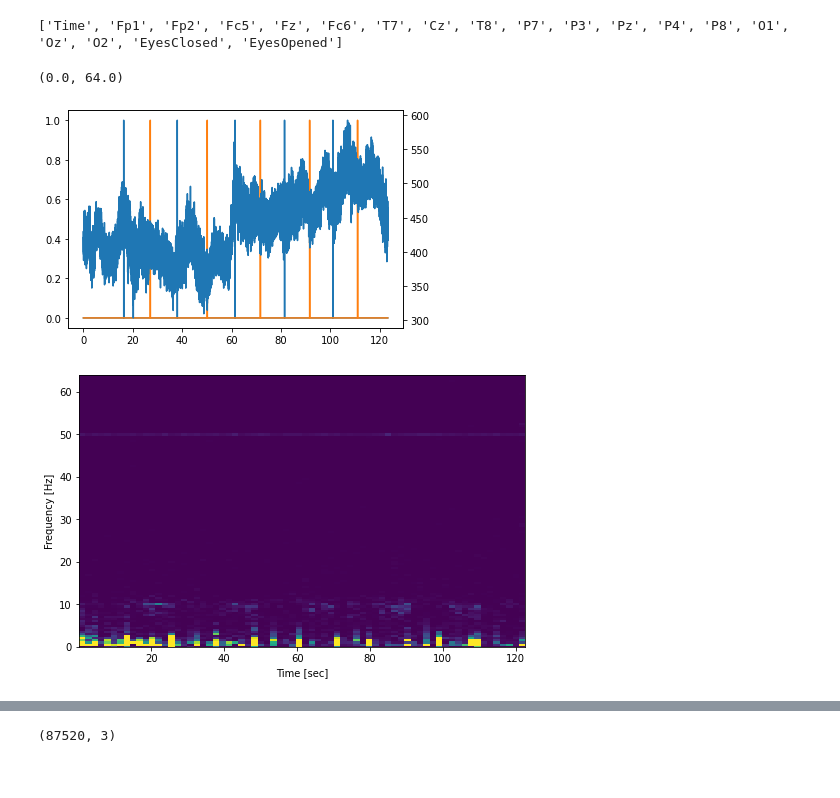
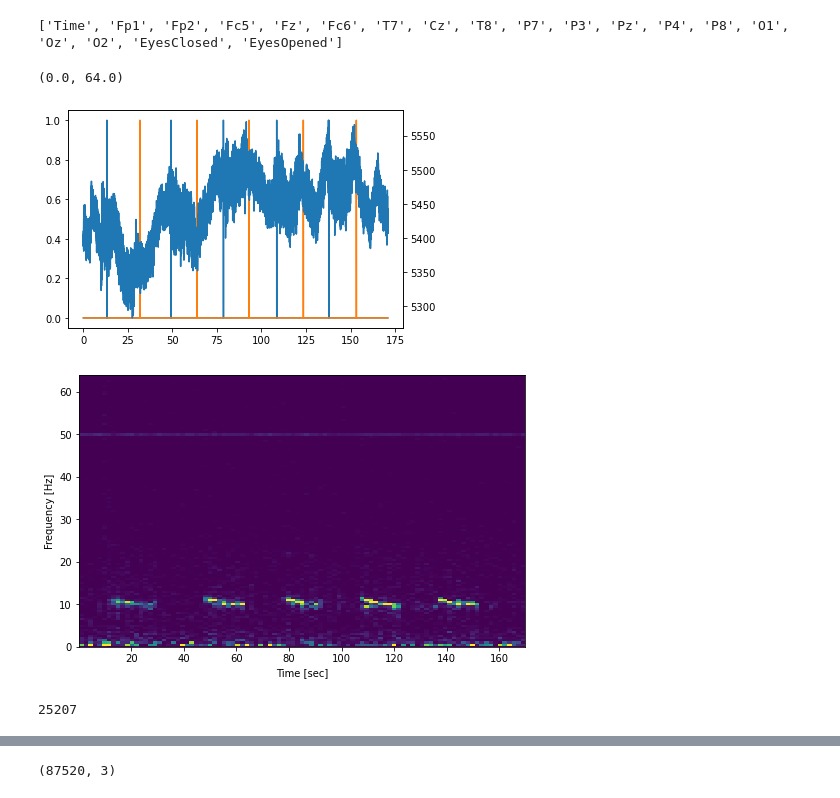
Before and after one commit to ckemere/elec380, a Jupyter notebook: source/assignments/hw2/Import Alpha Data.ipynb, the cells around one changed output, grey strips where cells are left out. Cells and saved outputs as stored; diff of their text form; code cells hidden in the pictures.

```diff
--- a/source/assignments/hw2/Import Alpha Data.ipynb
+++ b/source/assignments/hw2/Import Alpha Data.ipynb
@@ -33,23 +33,23 @@ print(column_names)
 # %% [output]
 ['Time', 'Fp1', 'Fp2', 'Fc5', 'Fz', 'Fc6', 'T7', 'Cz', 'T8', 'P7', 'P3', 'Pz', 'P4', 'P8', 'O1', 'Oz', 'O2', 'EyesClosed', 'EyesOpened']
 # %%
-x = scipy.io.loadmat('subject_07.mat')
+x = scipy.io.loadmat('subject_12.mat')
+x = x['SIGNAL']
 # %%
-x = x['SIGNAL']
 
 fig, ax = plt.subplots(1,1)
 ax.plot(x[:,0], x[:,-2])
 ax.plot(x[:,0], x[:,-1])
 ax2 = plt.gca().twinx()
 ax2.plot(x[:,0], x[:,-4])
 
 fig, ax = plt.subplots(1, 1, figsize=(8,5))
-f, t, Sxx = sig.spectrogram(x[:,2], fs=512, nperseg=1024)
+f, t, Sxx = sig.spectrogram(x[:,-4], fs=512, nperseg=1024)
 ax.pcolormesh(t, f, Sxx, vmin=1, vmax=200)
 ax.set_ylabel('Frequency [Hz]')
 ax.set_xlabel('Time [sec]')
 ax.set_ylim(0,64)
 # %% [output]
 (0.0, 64.0)
-[figure, old version]
+[figure, new version]
-[figure, old version]
+[figure, new version]
@@ -55,0 +59,4 @@ ax.set_ylim(0,64)
+# %%
+eyes_closed_start_idx[1][0]
+# %% [output]
+25207
```
Also changed, not shown: parts of 2 cells of this notebook, 3 other files.
